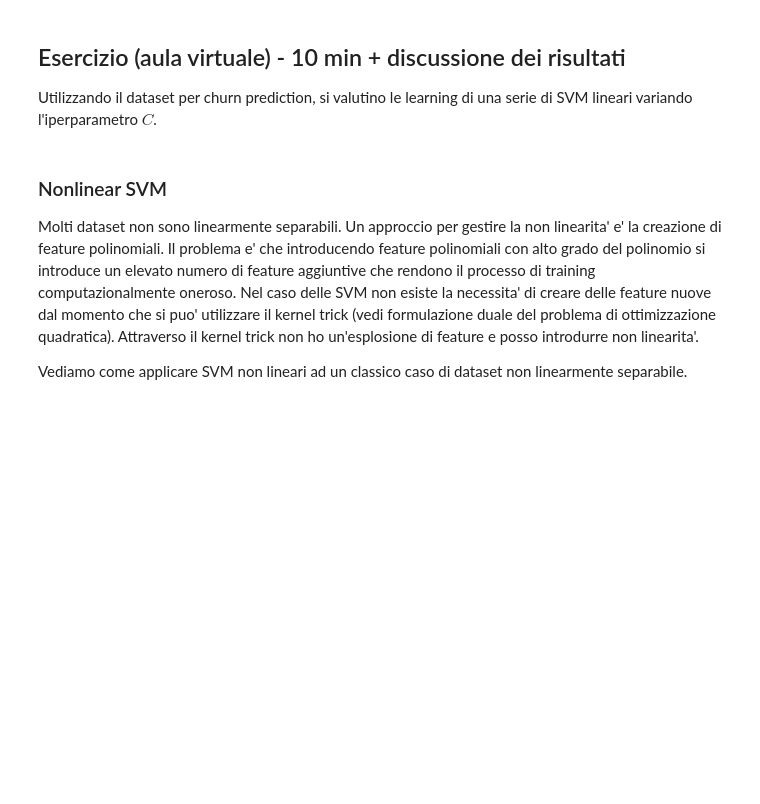
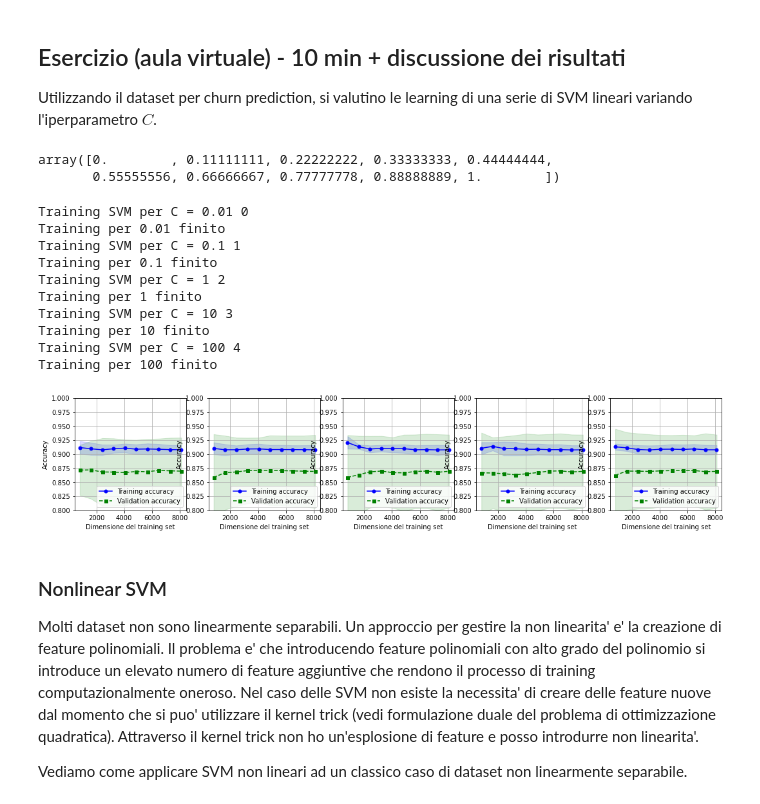
Before and after one commit to matzigno/CSML22, a Jupyter notebook: Classification/SVM-DecTree-Ensemble.ipynb, the cells around one changed output. Drawn from its saved outputs; the diff is of its cells as text; code cells hidden in the pictures; blank space fills up the shorter version.

```diff
--- a/Classification/SVM-DecTree-Ensemble.ipynb
+++ b/Classification/SVM-DecTree-Ensemble.ipynb
@@ -207,40 +225,58 @@ Attraverso il parametro $C$ posso controllare il trade-off ampiezza del margine
 # %% [markdown]
 ## Esercizio (aula virtuale) - 10 min + discussione dei risultati
 Utilizzando il dataset per churn prediction, si valutino le learning di una serie di SVM lineari variando l'iperparametro $C$.
+# %%
+np.linspace(0,1,10)
+# %% [output]
+array([0.        , 0.11111111, 0.22222222, 0.33333333, 0.44444444,
+       0.55555556, 0.66666667, 0.77777778, 0.88888889, 1.        ])
 # %%
-Cs = # definire un insieme di valori di C tenendo in considerazione le precedenti osservazioni sul suo effetto
+Cs = [0.01, 0.1, 1, 10, 100]# definire un insieme di valori di C tenendo in considerazione le precedenti osservazioni sul suo effetto
 fig = plt.figure(figsize=(18,3.2))
 for i, c in enumerate(Cs):
-    print('Training SVM per C =', c)
-    # definire SVM con il parametro specificato
-    # calcolare la learning curve per il classificatore definito
+    print('Training SVM per C =', c, i)
+    svm_cls = LinearSVC(C = c, max_iter=50000)
+    train_sizes, train_scores, test_scores = learning_curve(svm_cls, X = X, y = y, train_sizes=np.linspace(0.1,1,10), cv = 5, n_jobs=-1, shuffle = True)
+
 
     print('Training per {} finito'.format(c))
     train_mean = np.mean(train_scores, axis=1)
     train_std = np.std(train_scores, axis=1)
     test_mean = np.mean(test_scores, axis=1)
     test_std = np.std(test_scores, axis=1)
-    ax = fig.add_subplot(130+(i+1))
+    ax = fig.add_subplot(150+(i+1))
     ax.plot(train_sizes, train_mean,
          color='blue', marker='o',
          markersize=5, label='Training accuracy')
     ax.fill_between(train_sizes,
                  train_mean + train_std,
                  train_mean - train_std,
                  alpha=0.15, color='blue')
     ax.plot(train_sizes, test_mean,
          color='green', linestyle='--',
          marker='s', markersize=5,
          label='Validation accuracy')
     ax.fill_between(train_sizes,
                  test_mean + test_std,
                  test_mean - test_std,
                  alpha=0.15, color='green')
     ax.grid()
     ax.set_ylim((0.8,1))
     ax.set_xlabel('Dimensione del training set')
     ax.set_ylabel('Accuracy')
     ax.legend(loc='lower right')
+# %% [output]
+Training SVM per C = 0.01 0
+Training per 0.01 finito
+Training SVM per C = 0.1 1
+Training per 0.1 finito
+Training SVM per C = 1 2
+Training per 1 finito
+Training SVM per C = 10 3
+Training per 10 finito
+Training SVM per C = 100 4
+Training per 100 finito
+[figure, added]
 # %% [markdown]
 ### Nonlinear SVM
 
```
Also changed, not shown: parts of 11 cells of this notebook.
